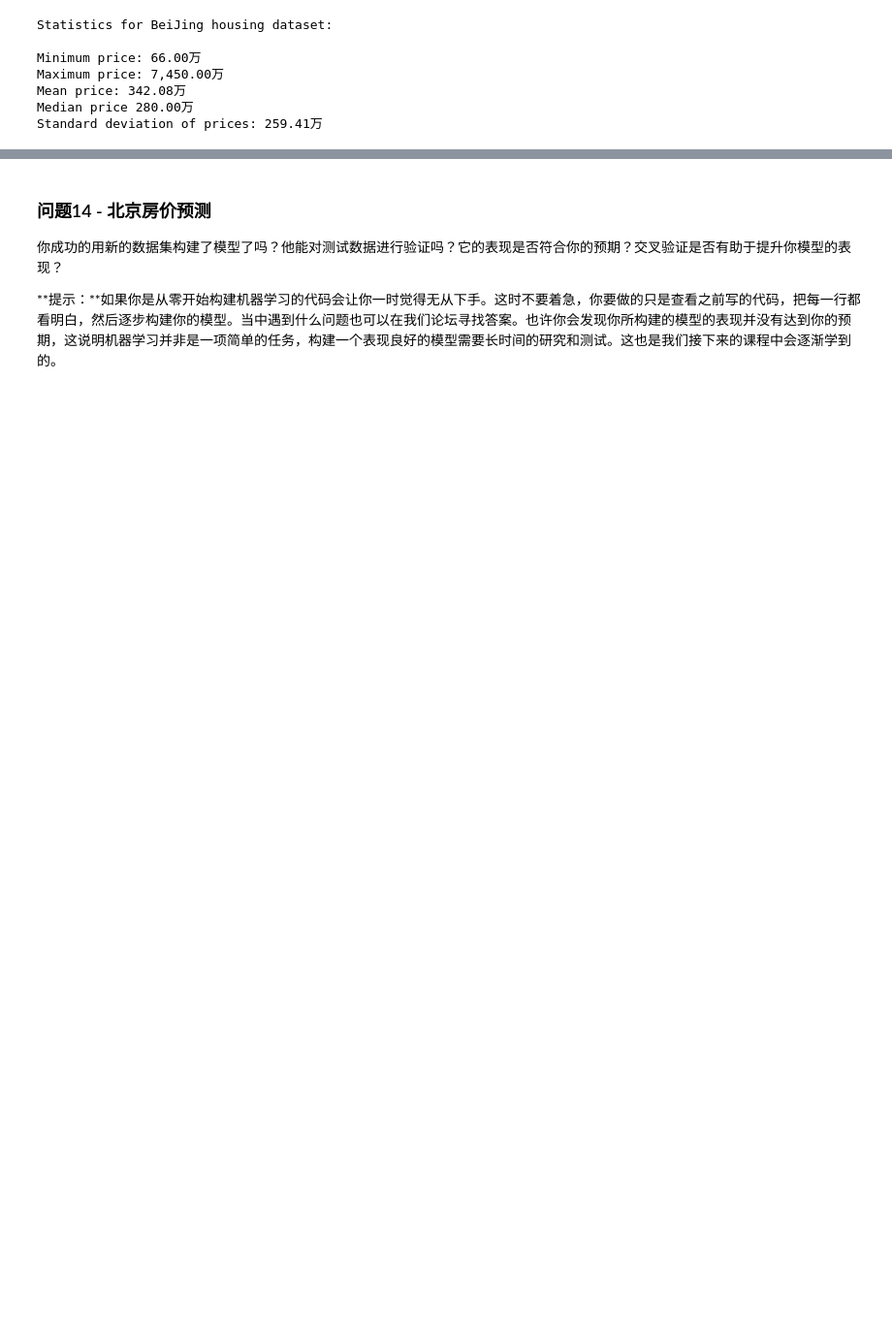
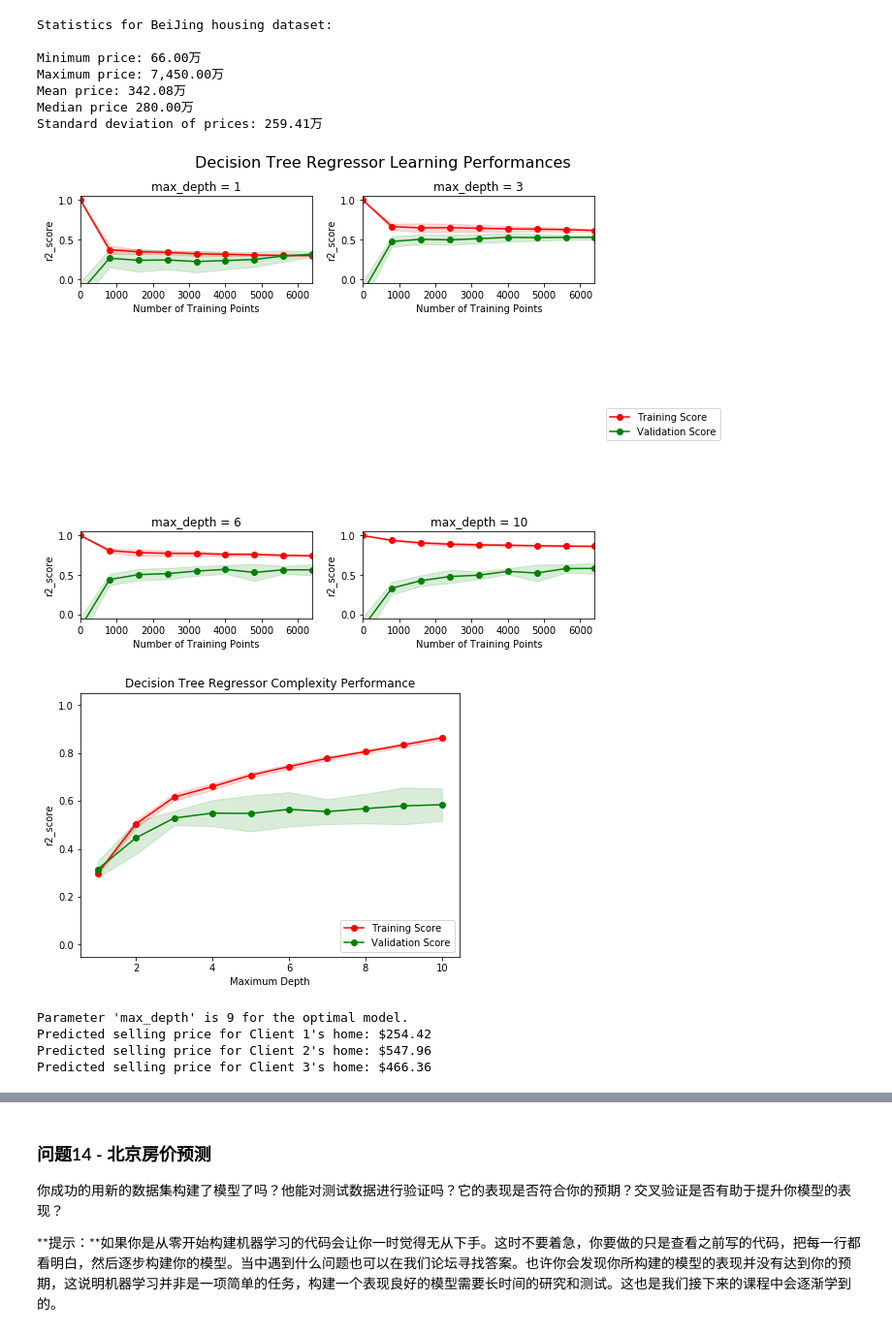
Before and after one commit to pol117/boston_housing, a Jupyter notebook: boston_housing.ipynb, the cells around one changed output, grey strips where cells are left out. Shown: that part at 97% size. Saved outputs shown, nothing was run; the diff lists cells and outputs as text; code cells hidden in the pictures; blank space fills up the shorter version.

```diff
--- a/boston_housing.ipynb
+++ b/boston_housing.ipynb
@@ -564,0 +586,60 @@ Standard deviation of prices: 259.41万
+# %%
+# 构建模型进行预测
+
+def performance_metric(y_true, y_predict):
+    """计算并返回预测值相比于预测值的分数"""
+
+    score = r2_score(y_true, y_predict)
+
+    return score
+
+#数据分割与重排
+
+X_train, X_test, y_train, y_test = train_test_split(features,prices,test_size=0.2,random_state=7)
+
+# 根据不同的训练集大小，和最大深度，生成学习曲线
+vs.ModelLearning(X_train, y_train)
+# 根据不同的最大深度参数，生成复杂度曲线
+vs.ModelComplexity(X_train, y_train)
+
+def fit_model(X, y):
+    """ 基于输入数据 [X,y]，利于网格搜索找到最优的决策树模型"""
+
+    cross_validator = KFold(12)
+
+    regressor = DecisionTreeRegressor()
+
+    params = {"max_depth":range(1,11)}
+
+    scoring_fnc = make_scorer(performance_metric)
+
+    grid = GridSearchCV(regressor, params, scoring_fnc, cv = cross_validator)
+
+    # 基于输入数据 [X,y]，进行网格搜索
+    grid = grid.fit(X, y)
+
+    # 返回网格搜索后的最优模型
+    return grid.best_estimator_
+
+# 基于训练数据，获得最优模型
+optimal_reg = fit_model(X_train, y_train)
+
+# 输出最优模型的 'max_depth' 参数
+print "Parameter 'max_depth' is {} for the optimal model.".format(optimal_reg.get_params()['max_depth'])
+
+# 生成三个客户的数据
+client_data = [[90, 2, 1, 0, 2000, 5], # 客户 1
+               [140, 3, 1, 1, 2011, 19], # 客户 2
+               [122, 2, 1, 1, 2016, 10]]  # 客户 3
+
+# 进行预测
+predicted_price = optimal_reg.predict(client_data)
+for i, price in enumerate(predicted_price):
+    print "Predicted selling price for Client {}'s home: ${:,.2f}".format(i+1, price)
+# %% [output]
+[figure, added]
+[figure, added]
+Parameter 'max_depth' is 9 for the optimal model.
+Predicted selling price for Client 1's home: $254.42
+Predicted selling price for Client 2's home: $547.96
+Predicted selling price for Client 3's home: $466.36
```
Also changed, not shown: parts of 9 cells of this notebook, 1 other file.
